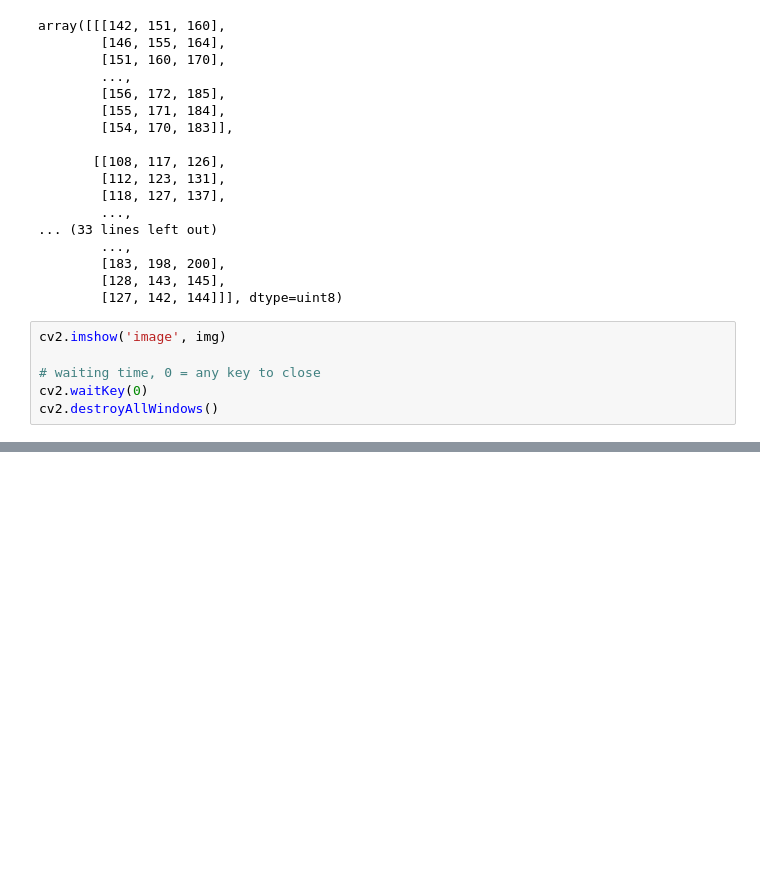
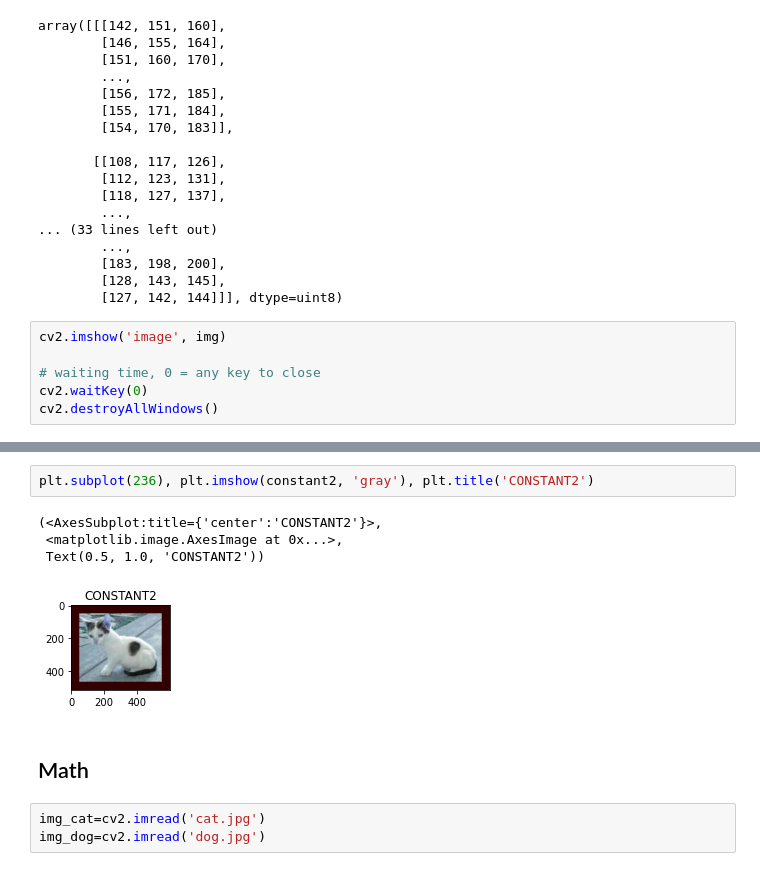
Before and after one commit to MingjuiLee/CV_OpenCV_Application, a Jupyter notebook: Practice/Ch02_ImageBasicOperation/BasicOperations.ipynb, the cells around one changed output, grey strips where cells are left out. Saved outputs shown, nothing was run; the diff lists cells and outputs as text; blank space fills up the shorter version.

```diff
--- a/Practice/Ch02_ImageBasicOperation/BasicOperations.ipynb
+++ b/Practice/Ch02_ImageBasicOperation/BasicOperations.ipynb
@@ -33,0 +145,12 @@ cv2.destroyAllWindows()
+# %%
+plt.subplot(236), plt.imshow(constant2, 'gray'), plt.title('CONSTANT2')
+# %% [output]
+(<AxesSubplot:title={'center':'CONSTANT2'}>,
+ <matplotlib.image.AxesImage at 0x...>,
+ Text(0.5, 1.0, 'CONSTANT2'))
+[figure, added]
+# %% [markdown]
+## Math
+# %%
+img_cat=cv2.imread('cat.jpg')
+img_dog=cv2.imread('dog.jpg')
```
Also changed, not shown: parts of 40 cells of this notebook.
